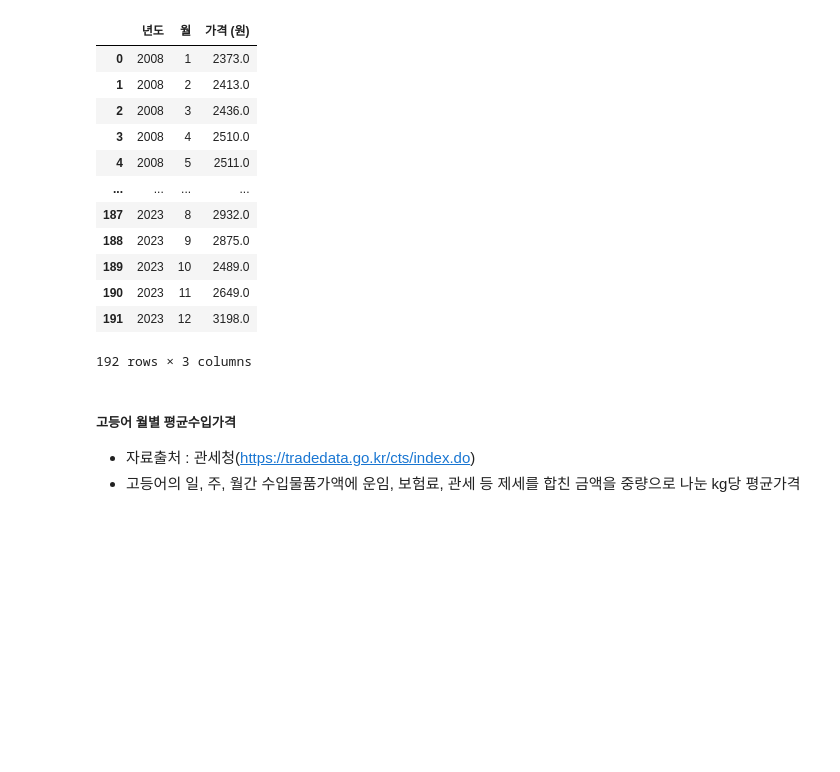
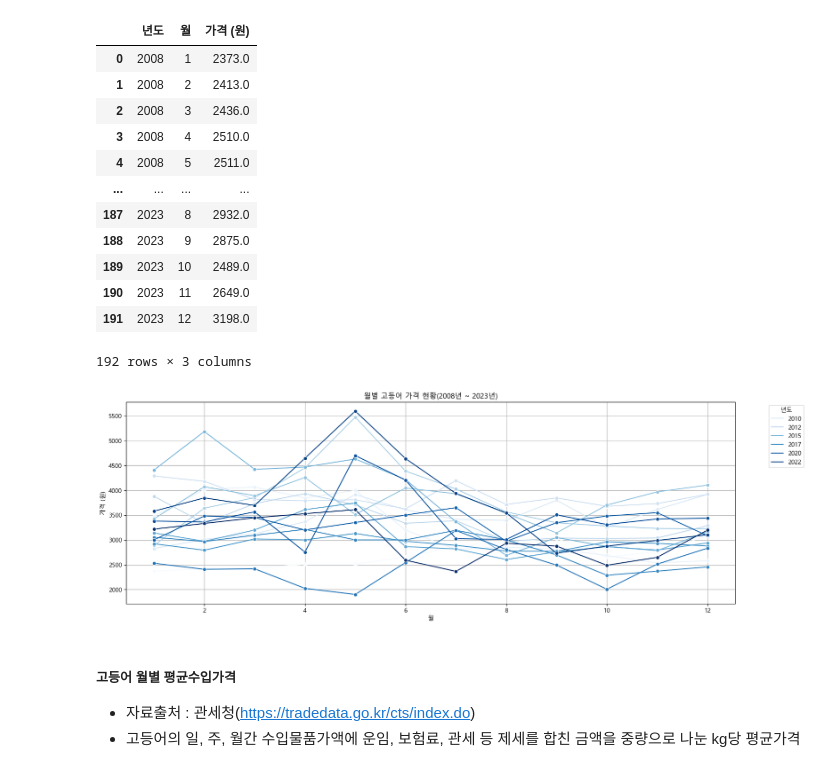
Before and after one commit to dlwogus552/big_data_project, a Jupyter notebook: python/mackerel_data.ipynb, the cells around one changed output. Saved outputs shown, nothing was run; the diff lists cells and outputs as text; code cells hidden in the pictures; blank space fills up the shorter version.

```diff
--- a/python/mackerel_data.ipynb
+++ b/python/mackerel_data.ipynb
@@ -48,6 +48,35 @@ mackerel_price
 | 190 | 2023 | 11 | 2649.0 |
 | 191 | 2023 | 12 | 3198.0 |
 192 rows × 3 columns
+# %%
+import seaborn as sns
+import matplotlib.pyplot as plt
+
+#한글 깨짐 방지
+from matplotlib import rc, font_manager
+font_path='data/fonts/malgun.ttf'
+font_name=font_manager.FontProperties(fname=font_path).get_name()
+rc('font',family=font_name)
+
+# 그래프의 크기 설정
+plt.figure(figsize=(18, 6))
+
+# 선 그래프 그리기
+sns.lineplot(data=mackerel_price, x='월', y='가격 (원)', hue=mackerel_price['년도'], marker='o', linestyle='-', palette='Blues')
+
+# 그래프 제목과 축 라벨 설정
+plt.title('월별 고등어 가격 현황(2008년 ~ 2023년)')
+plt.xlabel('월')
+plt.ylabel('가격 (원)')
+
+# 범례 위치 설정
+plt.legend(title='년도', bbox_to_anchor=(1.05, 1), loc='upper left')
+
+# 그래프 표시
+plt.grid(True)
+plt.show()
+# %% [output]
+[figure, added]
 # %%
 # CSV파일로 저장
 mackerel_price.to_csv('data/mackerel/mackerel_price_interpolate.csv', index=False)
```
Also changed, not shown: parts of 1 cell of this notebook, 1 other file.
